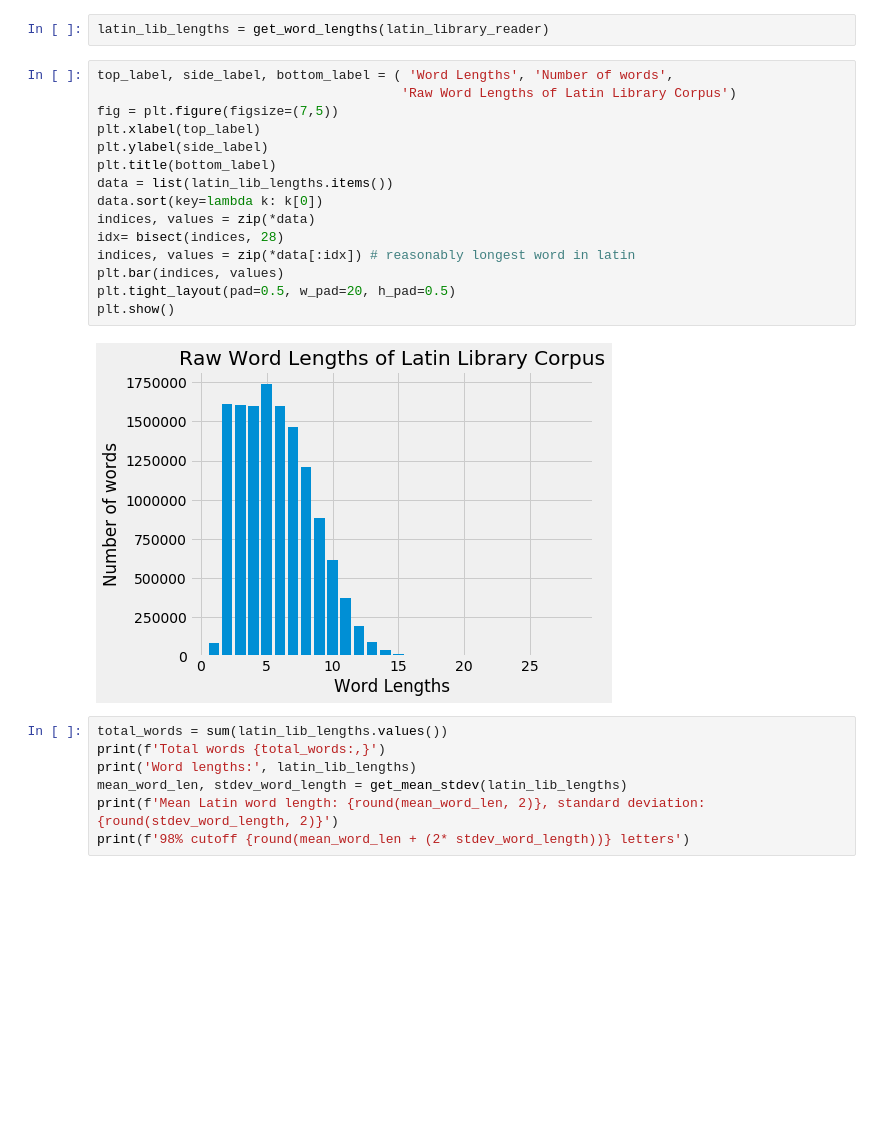
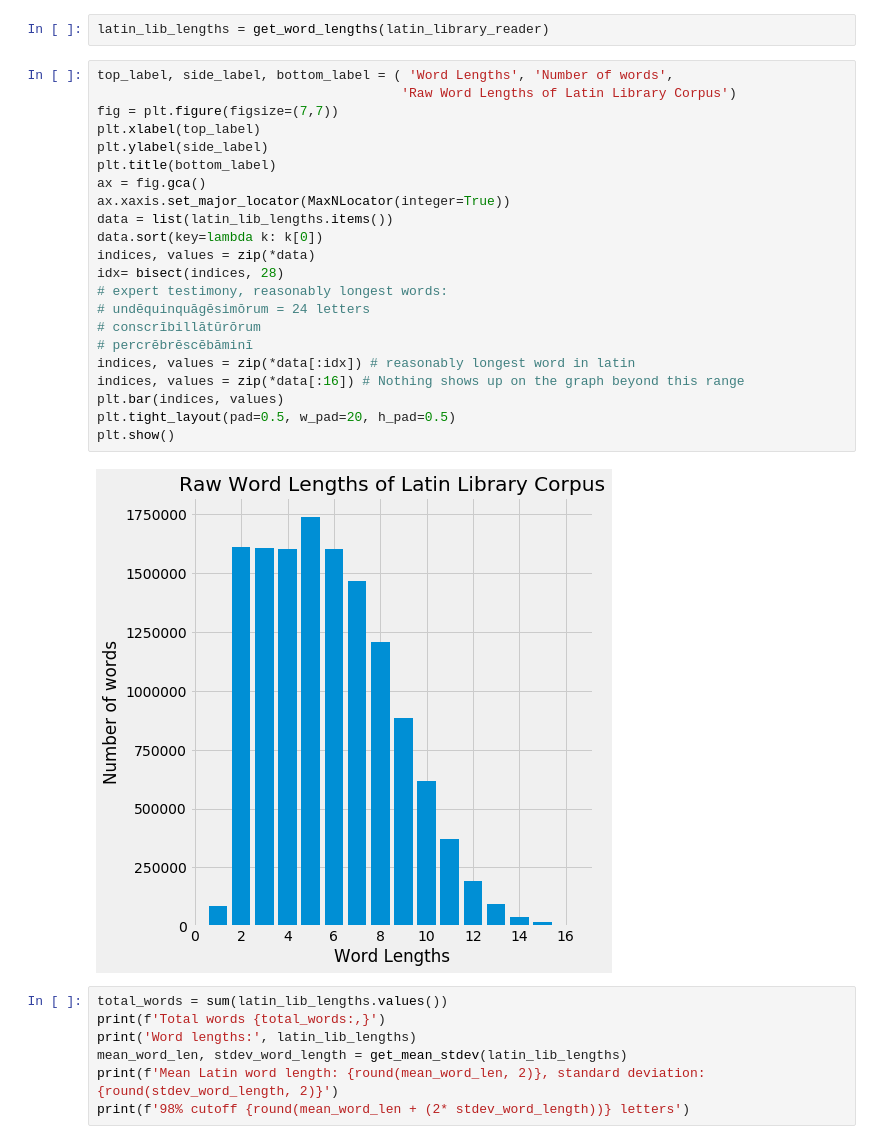
Before and after one commit to todd-cook/ML-You-Can-Use, a Jupyter notebook: building_language_model/assessing_corpus_quality.ipynb, the cells around one changed output. Saved outputs shown, nothing was run; the diff lists cells and outputs as text; blank space fills up the shorter version.

```diff
--- a/building_language_model/assessing_corpus_quality.ipynb
+++ b/building_language_model/assessing_corpus_quality.ipynb
@@ -137,20 +154,27 @@ latin_lib_lengths = get_word_lengths(latin_library_reader)
 # %%
 top_label, side_label, bottom_label = ( 'Word Lengths', 'Number of words',
                                        'Raw Word Lengths of Latin Library Corpus')
-fig = plt.figure(figsize=(7,5))
+fig = plt.figure(figsize=(7,7))
 plt.xlabel(top_label)
 plt.ylabel(side_label)
 plt.title(bottom_label)
+ax = fig.gca()
+ax.xaxis.set_major_locator(MaxNLocator(integer=True))
 data = list(latin_lib_lengths.items())
 data.sort(key=lambda k: k[0])
 indices, values = zip(*data)
 idx= bisect(indices, 28)
+# expert testimony, reasonably longest words:
+# undēquinquāgēsimōrum = 24 letters
+# conscrībillātūrōrum
+# percrēbrēscēbāminī
 indices, values = zip(*data[:idx]) # reasonably longest word in latin
+indices, values = zip(*data[:16]) # Nothing shows up on the graph beyond this range
 plt.bar(indices, values)
 plt.tight_layout(pad=0.5, w_pad=20, h_pad=0.5)
 plt.show()
 # %% [output]
-[figure, old version]
+[figure, new version]
 # %%
 total_words = sum(latin_lib_lengths.values())
 print(f'Total words {total_words:,}')
```
Also changed, not shown: parts of 11 cells of this notebook, 36 other files.
